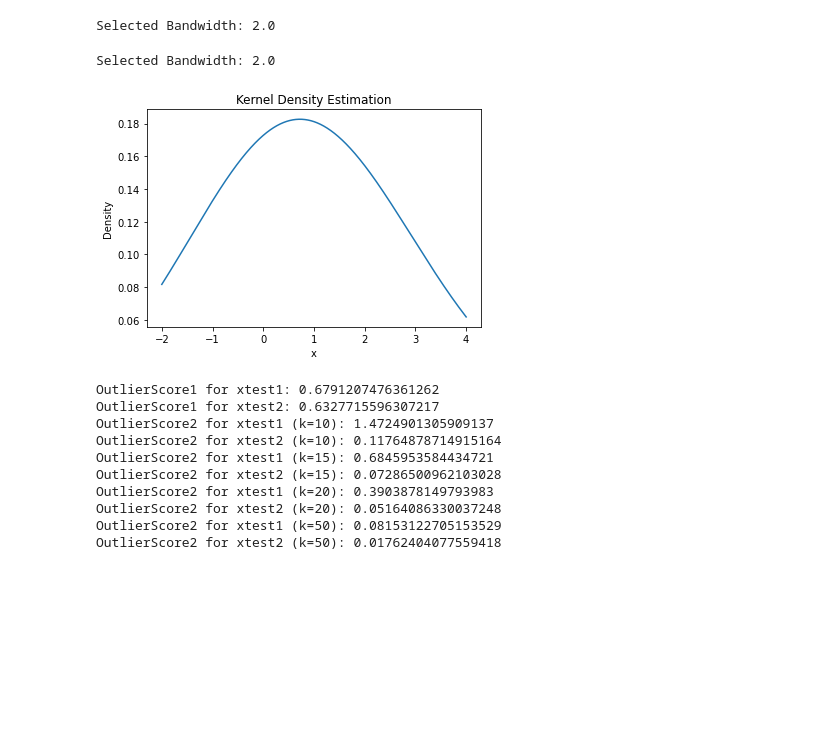
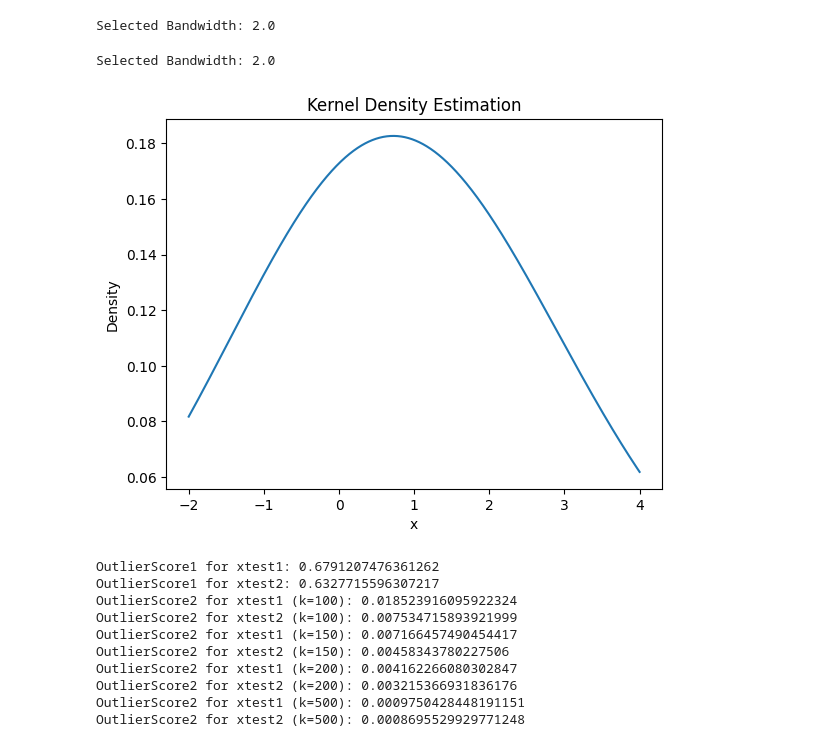
Before and after one commit to EricMLarsen/Spring_2024, a Jupyter notebook: ML_Stats/Homeworks/HW5/Problem6_firsttry.ipynb, the cells around one changed output. Drawn from its saved outputs; the diff is of its cells as text; code cells hidden in the pictures; blank space fills up the shorter version.

```diff
--- a/ML_Stats/Homeworks/HW5/Problem6_firsttry.ipynb
+++ b/ML_Stats/Homeworks/HW5/Problem6_firsttry.ipynb
@@ -36,7 +36,7 @@ def leave_one_out_cross_validation(X, h_values):
 #load data from matrix file, anomaly
 
 dataset = sio.loadmat('Data/anomaly.mat')
-X = dataset['X']
+X = dataset['X'][0]
 xtest1 = dataset['xtest1'][0][0]
 xtest2 = dataset['xtest2'][0][0]
 
@@ -166,42 +166,42 @@ def outlier_score_1(x, X, h):
     n = len(X)
     f_hat_x = kde(x, X, h)
     neighbor_sum = np.sum([kde(X[i], X, h) for i in range(n)]) - f_hat_x
     return n * f_hat_x / neighbor_sum
 
 outlier_score_xtest1 = outlier_score_1(xtest1, X, selected_bandwidth)
 outlier_score_xtest2 = outlier_score_1(xtest2, X, selected_bandwidth)
 print("OutlierScore1 for xtest1:", outlier_score_xtest1)
 print("OutlierScore1 for xtest2:", outlier_score_xtest2)
 
 # (e) OutlierScore2 conceptual interpretation
 # OutlierScore2 is based on the average distance to the k-nearest neighbors.
 # If a point has a low score, it means it is closer to its neighbors, suggesting it's not an outlier.
 # Conversely, a high score indicates that the point is farther away from its neighbors, potentially making it an outlier.
 # This score is related to k-nn density estimation as it also considers the local density of points.
 
 # (f) Calculate OutlierScore2 for xtest1 and xtest2 using different values of k
 def outlier_score_2(x, X, k):
     distances = np.abs(X - x)
     sorted_indices = np.argsort(distances)
     k_nearest_distances = distances[sorted_indices[:k]]
     return 1 / (k * np.mean(k_nearest_distances))
 
-k_values = [10, 15, 20,50]
+k_values = [100, 150, 200,500]
 for k in k_values:
     outlier_score_xtest1_2 = outlier_score_2(xtest1, X, k)
     outlier_score_xtest2_2 = outlier_score_2(xtest2, X, k)
     print(f"OutlierScore2 for xtest1 (k={k}):", outlier_score_xtest1_2)
     print(f"OutlierScore2 for xtest2 (k={k}):", outlier_score_xtest2_2)
 # %% [output]
 Selected Bandwidth: 2.0
-[figure, old version]
+[figure, new version]
 OutlierScore1 for xtest1: 0.6791207476361262
 OutlierScore1 for xtest2: 0.6327715596307217
-OutlierScore2 for xtest1 (k=10): 1.4724901305909137
-OutlierScore2 for xtest2 (k=10): 0.11764878714915164
-OutlierScore2 for xtest1 (k=15): 0.6845953584434721
-OutlierScore2 for xtest2 (k=15): 0.07286500962103028
-OutlierScore2 for xtest1 (k=20): 0.3903878149793983
-OutlierScore2 for xtest2 (k=20): 0.05164086330037248
-OutlierScore2 for xtest1 (k=50): 0.08153122705153529
-OutlierScore2 for xtest2 (k=50): 0.01762404077559418
+OutlierScore2 for xtest1 (k=100): 0.018523916095922324
+OutlierScore2 for xtest2 (k=100): 0.007534715893921999
+OutlierScore2 for xtest1 (k=150): 0.007166457490454417
+OutlierScore2 for xtest2 (k=150): 0.00458343780227506
+OutlierScore2 for xtest1 (k=200): 0.004162266080302847
+OutlierScore2 for xtest2 (k=200): 0.003215366931836176
+OutlierScore2 for xtest1 (k=500): 0.0009750428448191151
+OutlierScore2 for xtest2 (k=500): 0.0008695529929771248
```
Also changed, not shown: 1 other file.
